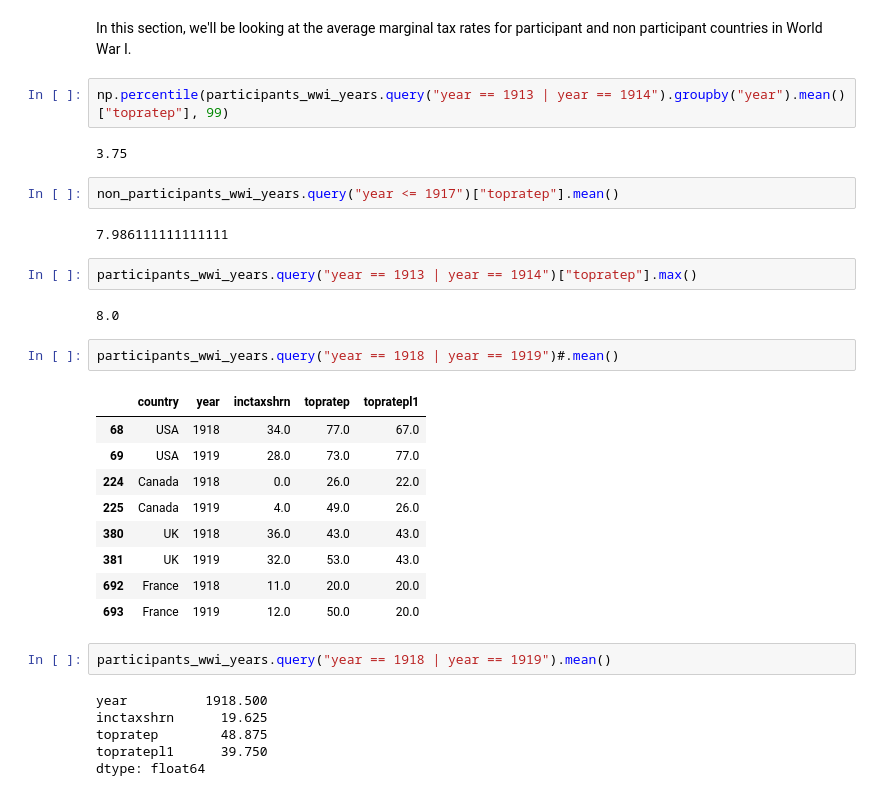
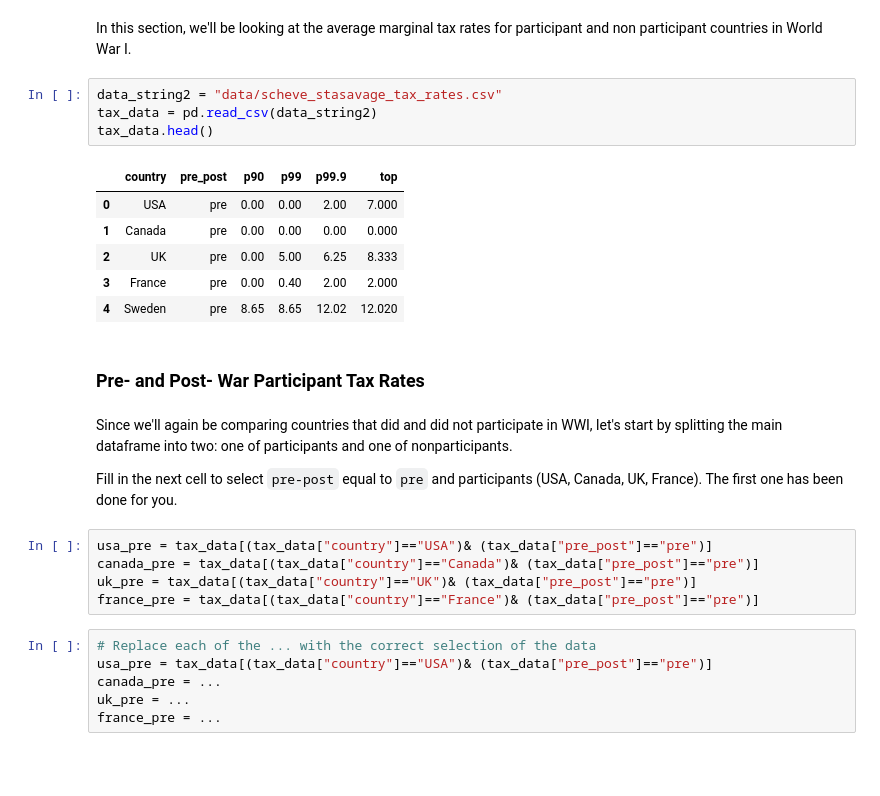
Before and after one commit to ds-modules/PS-88-21-DEV, a Jupyter notebook: lab/sheve_stasavage/student_facing_sheve_stasavage.ipynb, the cells around one changed output. Cells and saved outputs as stored; diff of their text form; blank space fills up the shorter version.

Commit message:
almost done with student facing

```diff
--- a/lab/sheve_stasavage/student_facing_sheve_stasavage.ipynb
+++ b/lab/sheve_stasavage/student_facing_sheve_stasavage.ipynb
@@ -176,35 +178,31 @@ Text(0.5, 1.0, 'World War I and top income tax rate')
 ## Analyzing Average Marginal Tax Rates
 # %% [markdown]
 In this section, we'll be looking at the average marginal tax rates for participant and non participant countries in World War I.
-# %%
-np.percentile(participants_wwi_years.query("year == 1913 | year == 1914").groupby("year").mean()["topratep"], 99)
-# %% [output]
-3.75
-# %%
-non_participants_wwi_years.query("year <= 1917")["topratep"].mean()
-# %% [output]
-7.986111111111111
-# %%
-participants_wwi_years.query("year == 1913 | year == 1914")["topratep"].max()
-# %% [output]
-8.0
-# %%
-participants_wwi_years.query("year == 1918 | year == 1919")#.mean()
-# %% [output]
-|  | country | year | inctaxshrn | topratep | topratepl1 |
-| 68 | USA | 1918 | 34.0 | 77.0 | 67.0 |
-| 69 | USA | 1919 | 28.0 | 73.0 | 77.0 |
-| 224 | Canada | 1918 | 0.0 | 26.0 | 22.0 |
-| 225 | Canada | 1919 | 4.0 | 49.0 | 26.0 |
-| 380 | UK | 1918 | 36.0 | 43.0 | 43.0 |
-| 381 | UK | 1919 | 32.0 | 53.0 | 43.0 |
-| 692 | France | 1918 | 11.0 | 20.0 | 20.0 |
-| 693 | France | 1919 | 12.0 | 50.0 | 20.0 |
-# %%
-participants_wwi_years.query("year == 1918 | year == 1919").mean()
-# %% [output]
-year          1918.500
-inctaxshrn      19.625
-topratep        48.875
-topratepl1      39.750
-dtype: float64
+# %%
+data_string2 = "data/scheve_stasavage_tax_rates.csv"
+tax_data = pd.read_csv(data_string2)
+tax_data.head()
+# %% [output]
+|  | country | pre_post | p90 | p99 | p99.9 | top |
+| 0 | USA | pre | 0.00 | 0.00 | 2.00 | 7.000 |
+| 1 | Canada | pre | 0.00 | 0.00 | 0.00 | 0.000 |
+| 2 | UK | pre | 0.00 | 5.00 | 6.25 | 8.333 |
+| 3 | France | pre | 0.00 | 0.40 | 2.00 | 2.000 |
+| 4 | Sweden | pre | 8.65 | 8.65 | 12.02 | 12.020 |
+# %% [markdown]
+### Pre- and Post- War Participant Tax Rates
+# %% [markdown]
+Since we'll again be comparing countries that did and did not participate in WWI, let's start by splitting the main dataframe into two: one of participants and one of nonparticipants.
+
+Fill in the next cell to select `pre-post` equal to `pre` and participants (USA, Canada, UK, France). The first one has been done for you.
+# %%
+usa_pre = tax_data[(tax_data["country"]=="USA")& (tax_data["pre_post"]=="pre")]
+canada_pre = tax_data[(tax_data["country"]=="Canada")& (tax_data["pre_post"]=="pre")]
+uk_pre = tax_data[(tax_data["country"]=="UK")& (tax_data["pre_post"]=="pre")]
+france_pre = tax_data[(tax_data["country"]=="France")& (tax_data["pre_post"]=="pre")]
+# %%
+# Replace each of the ... with the correct selection of the data
+usa_pre = tax_data[(tax_data["country"]=="USA")& (tax_data["pre_post"]=="pre")]
+canada_pre = ...
+uk_pre = ...
+france_pre = ...
```
Also changed, not shown: parts of 22 cells of this notebook.
